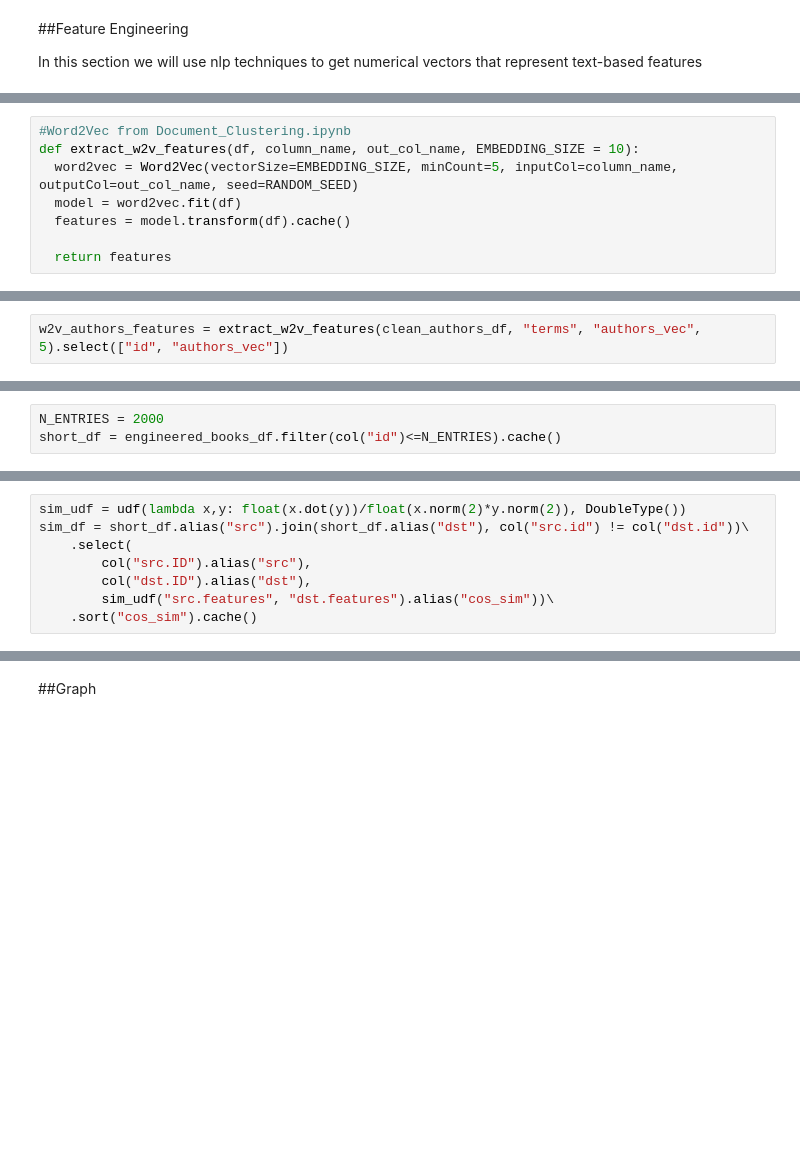
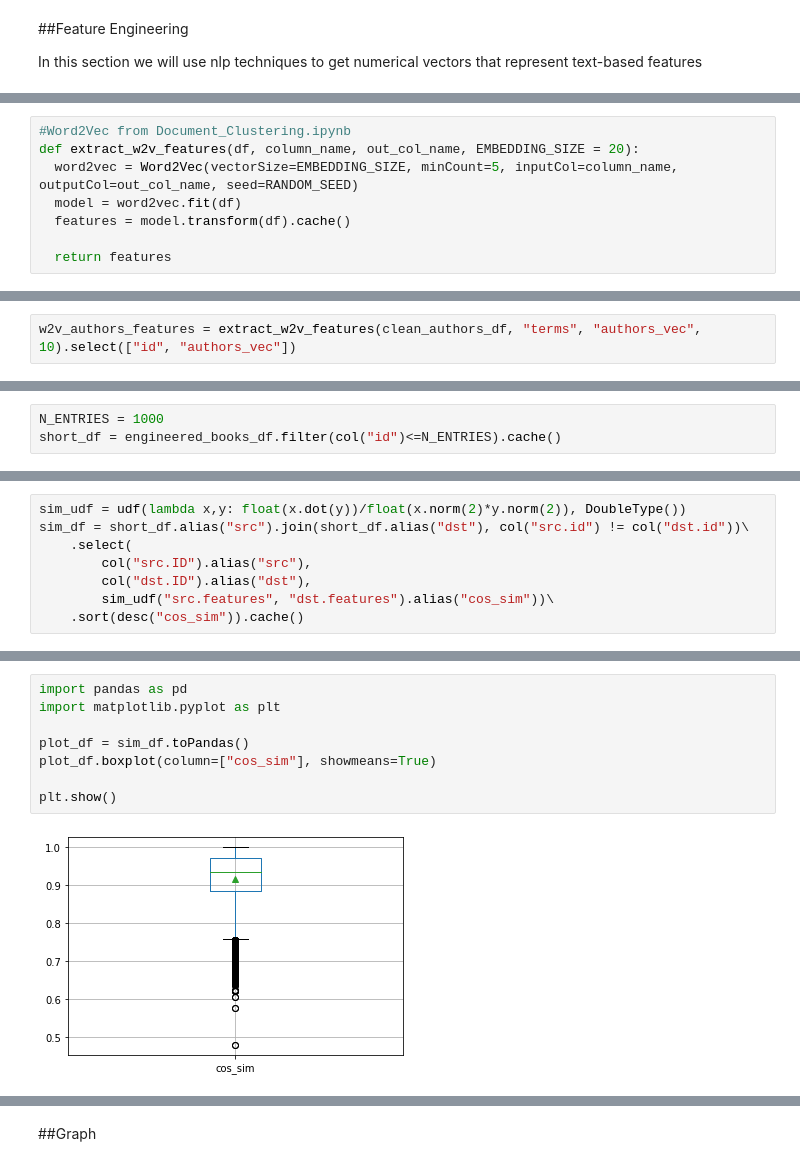
Before and after one commit to attennig/OpenLibraryDataAnalysis, a Jupyter notebook: Open Library Analysis.ipynb, the cells around one changed output, grey strips where cells are left out. Saved outputs shown, nothing was run; the diff lists cells and outputs as text; blank space fills up the shorter version.

```diff
--- a/Open Library Analysis.ipynb
+++ b/Open Library Analysis.ipynb
@@ -150,7 +154,7 @@ RANDOM_SEED = 42 # used below to run the actual K-means clustering
 [interactive output not drawn]
 # %%
 #Word2Vec from Document_Clustering.ipynb
-def extract_w2v_features(df, column_name, out_col_name, EMBEDDING_SIZE = 10):
+def extract_w2v_features(df, column_name, out_col_name, EMBEDDING_SIZE = 20):
   word2vec = Word2Vec(vectorSize=EMBEDDING_SIZE, minCount=5, inputCol=column_name, outputCol=out_col_name, seed=RANDOM_SEED)
   model = word2vec.fit(df)
   features = model.transform(df).cache()
@@ -167,7 +171,7 @@ w2v_subjects_features = extract_w2v_features(clean_subjects_df, "terms_stemmed",
 # %% [output]
 [interactive output not drawn]
 # %%
-w2v_authors_features = extract_w2v_features(clean_authors_df, "terms", "authors_vec", 5).select(["id", "authors_vec"])
+w2v_authors_features = extract_w2v_features(clean_authors_df, "terms", "authors_vec", 10).select(["id", "authors_vec"])
 # %% [output]
 [interactive output not drawn]
 # %%
@@ -182,7 +186,7 @@ engineered_books_df = vec_ass.transform(engineered_books_df).select(["id", "feat
 # %% [output]
 [interactive output not drawn]
 # %%
-N_ENTRIES = 2000
+N_ENTRIES = 1000
 short_df = engineered_books_df.filter(col("id")<=N_ENTRIES).cache()
 # %% [output]
 [interactive output not drawn]
@@ -197,6 +197,16 @@ sim_df = short_df.alias("src").join(short_df.alias("dst"), col("src.id") != col(
         col("src.ID").alias("src"),
         col("dst.ID").alias("dst"),
         sim_udf("src.features", "dst.features").alias("cos_sim"))\
-    .sort("cos_sim").cache()
+    .sort(desc("cos_sim")).cache()
 # %% [output]
 [interactive output not drawn]
+# %%
+import pandas as pd
+import matplotlib.pyplot as plt
+
+plot_df = sim_df.toPandas()
+plot_df.boxplot(column=["cos_sim"], showmeans=True)
+
+plt.show()
+# %% [output]
+[figure, added]
```
Also changed, not shown: parts of 13 cells of this notebook.
